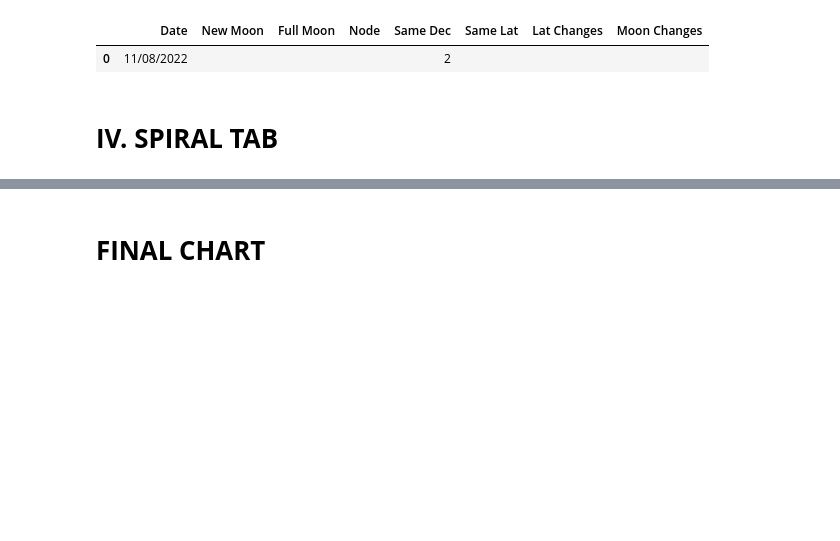
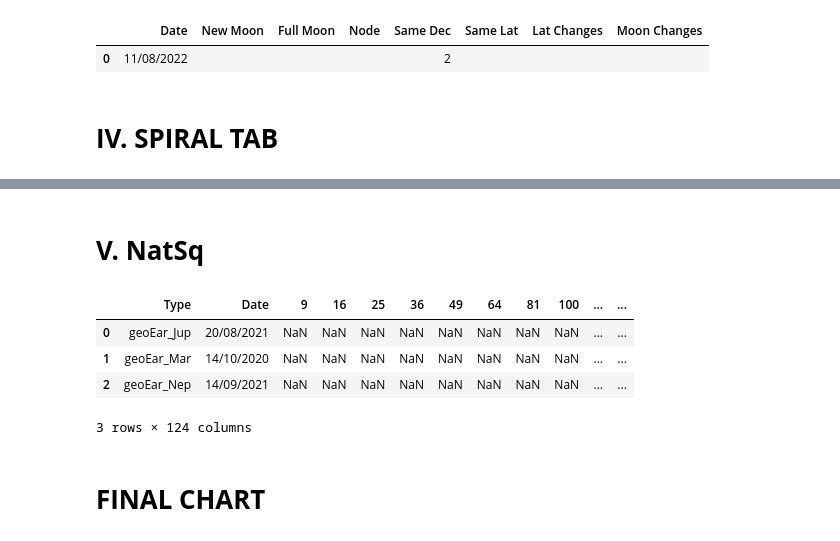
Before and after one commit to amirlehmam/MEMOIREPROPRE, a Jupyter notebook: PIPELINE.ipynb, the cells around one changed output, grey strips where cells are left out. Cells and saved outputs as stored; diff of their text form; code cells hidden in the pictures; blank space fills up the shorter version.

```diff
--- a/PIPELINE.ipynb
+++ b/PIPELINE.ipynb
@@ -4364,0 +4376,2 @@ da
+# %% [markdown]
+# **V. NatSq**
@@ -4364,0 +4405,8 @@ da
+# %%
+NatSq.head(3)
+# %% [output]
+|  | Type | Date | 9 | 16 | 25 | 36 | 49 | 64 | 81 | 100 | ... | ... |
+| 0 | geoEar_Jup | 20/08/2021 | NaN | NaN | NaN | NaN | NaN | NaN | NaN | NaN | ... | ... |
+| 1 | geoEar_Mar | 14/10/2020 | NaN | NaN | NaN | NaN | NaN | NaN | NaN | NaN | ... | ... |
+| 2 | geoEar_Nep | 14/09/2021 | NaN | NaN | NaN | NaN | NaN | NaN | NaN | NaN | ... | ... |
+3 rows × 124 columns
```
Also changed, not shown: parts of 8 cells of this notebook, 2 other files.
